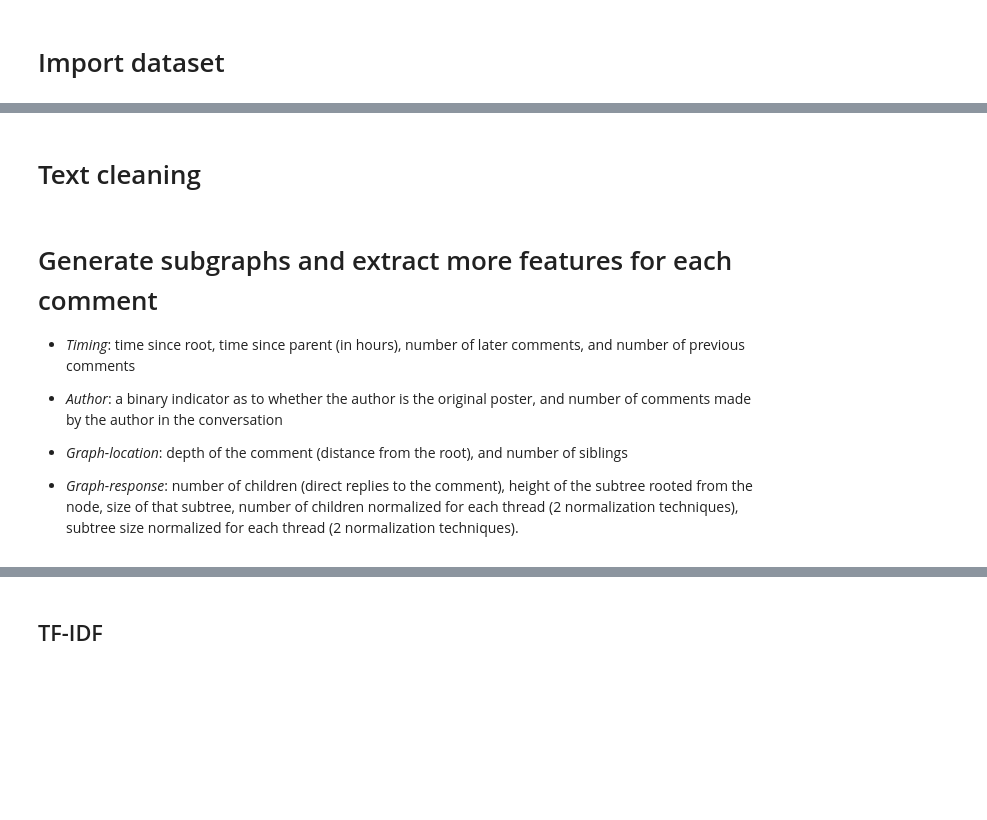
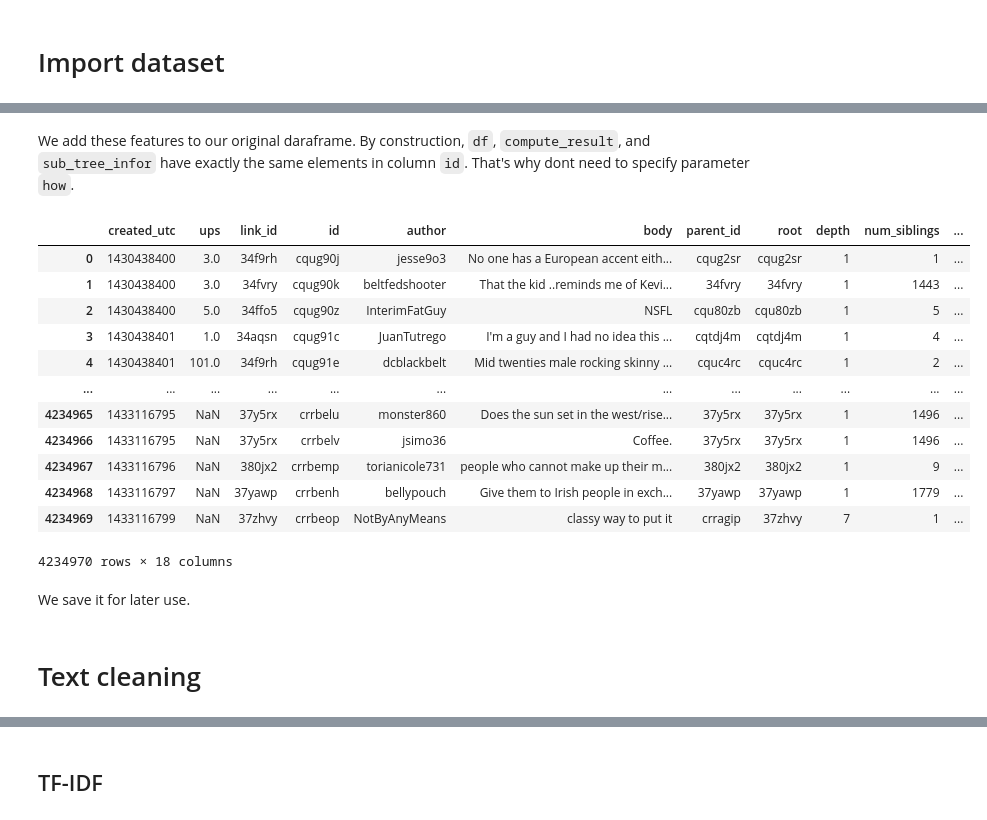
Before and after one commit to nershman/AskRedditScorePrediction, a Jupyter notebook: DungLe/project_reddit.ipynb, the cells around one changed output, grey strips where cells are left out. Drawn from its saved outputs; the diff is of its cells as text; code cells hidden in the pictures; blank space fills up the shorter version.

```diff
--- a/DungLe/project_reddit.ipynb
+++ b/DungLe/project_reddit.ipynb
@@ -36,0 +79,2 @@ ind = (df['body'] != 'deleted') & (df['body'] != '[deleted]') & df['body'].notna
+# %%
+df['timestamp'] = dd.to_datetime(df['created_utc'], utc = True, unit = 's')
@@ -36,0 +124,9 @@ ind = (df['body'] != 'deleted') & (df['body'] != '[deleted]') & df['body'].notna
+# %%
+meta = {'id': object, 'depth': np.int64, 'num_siblings': np.int64, 'num_children': np.int64,
+       'num_comments_author': np.int64, 'num_previous_comments': np.int64, 'num_later_comments': np.int64,
+       'time_since_root': np.float64, 'time_since_parent': np.float64}
+
+result = df.groupby('root').apply(features_extract, meta = meta)
+result = result.compute(scheduler = 'processes')
+result.reset_index(inplace = True, drop = True)
+result
@@ -36,0 +163,5 @@ ind = (df['body'] != 'deleted') & (df['body'] != '[deleted]') & df['body'].notna
+# %%
+G = nx.from_pandas_edgelist(df,
+                            source = 'parent_id',
+                            target = 'id',
+                            create_using = nx.DiGraph())
@@ -36,0 +172,10 @@ ind = (df['body'] != 'deleted') & (df['body'] != '[deleted]') & df['body'].notna
+# %%
+def features_extract(r):
+    subtree = dfs_tree(G, r)
+    num_comment = subtree.number_of_nodes()
+    height_subtree = nx.dag_longest_path_length(subtree)
+    return [r, num_comment, height_subtree]
+
+result2 = P.map(features_extract, df.id)
+result2 = pd.DataFrame(result2, columns = ['id', 'num_comments_subtree', 'height_subtree'])
+result2
@@ -36,0 +196,24 @@ ind = (df['body'] != 'deleted') & (df['body'] != '[deleted]') & df['body'].notna
+# %% [markdown]
+We add these features to our original daraframe. By construction, `df`, `compute_result`, and `sub_tree_infor` have exactly the same elements in column `id`. That's why dont need to specify parameter `how`.
+# %%
+path = r'E:\\M2 EconStat\\Web Mining\\root_included.csv'
+df = pd.read_csv(path, header = 0, engine = 'c')
+df = df.merge(result, on = 'id')
+df = df.merge(result2, on = 'id')
+df
+# %% [output]
+|  | created_utc | ups | link_id | id | author | body | parent_id | root | depth | num_siblings | ... |
+| 0 | 1430438400 | 3.0 | 34f9rh | cqug90j | jesse9o3 | No one has a European accent eith... | cqug2sr | cqug2sr | 1 | 1 | ... |
+| 1 | 1430438400 | 3.0 | 34fvry | cqug90k | beltfedshooter | That the kid ..reminds me of Kevi... | 34fvry | 34fvry | 1 | 1443 | ... |
+| 2 | 1430438400 | 5.0 | 34ffo5 | cqug90z | InterimFatGuy | NSFL | cqu80zb | cqu80zb | 1 | 5 | ... |
+| 3 | 1430438401 | 1.0 | 34aqsn | cqug91c | JuanTutrego | I'm a guy and I had no idea this ... | cqtdj4m | cqtdj4m | 1 | 4 | ... |
+| 4 | 1430438401 | 101.0 | 34f9rh | cqug91e | dcblackbelt | Mid twenties male rocking skinny ... | cquc4rc | cquc4rc | 1 | 2 | ... |
+| ... | ... | ... | ... | ... | ... | ... | ... | ... | ... | ... | ... |
+| 4234965 | 1433116795 | NaN | 37y5rx | crrbelu | monster860 | Does the sun set in the west/rise... | 37y5rx | 37y5rx | 1 | 1496 | ... |
+| 4234966 | 1433116795 | NaN | 37y5rx | crrbelv | jsimo36 | Coffee. | 37y5rx | 37y5rx | 1 | 1496 | ... |
+| 4234967 | 1433116796 | NaN | 380jx2 | crrbemp | torianicole731 | people who cannot make up their m... | 380jx2 | 380jx2 | 1 | 9 | ... |
+| 4234968 | 1433116797 | NaN | 37yawp | crrbenh | bellypouch | Give them to Irish people in exch... | 37yawp | 37yawp | 1 | 1779 | ... |
+| 4234969 | 1433116799 | NaN | 37zhvy | crrbeop | NotByAnyMeans | classy way to put it | crragip | 37zhvy | 7 | 1 | ... |
+4234970 rows × 18 columns
+# %% [markdown]
+We save it for later use.
@@ -61,13 +247,3 @@ def text_cleaning(df, colname, ind):
     return df
 
 df = text_cleaning(df, 'body', ind)
-# %% [markdown]
-# Generate subgraphs and extract more features for each comment
-
-- *Timing*: time since root, time since parent (in hours), number of later comments, and number of previous comments
-
-- *Author*: a binary indicator as to whether the author is the original poster, and number of comments made by the author in the conversation
-
-- *Graph-location*: depth of the comment (distance from the root), and number of siblings
-
-- *Graph-response*: number of children (direct replies to the comment), height of the subtree rooted from the node, size of that subtree, number of children normalized for each thread (2 normalization techniques), subtree size normalized for each thread (2 normalization techniques).
```
Also changed, not shown: parts of 39 cells of this notebook.
